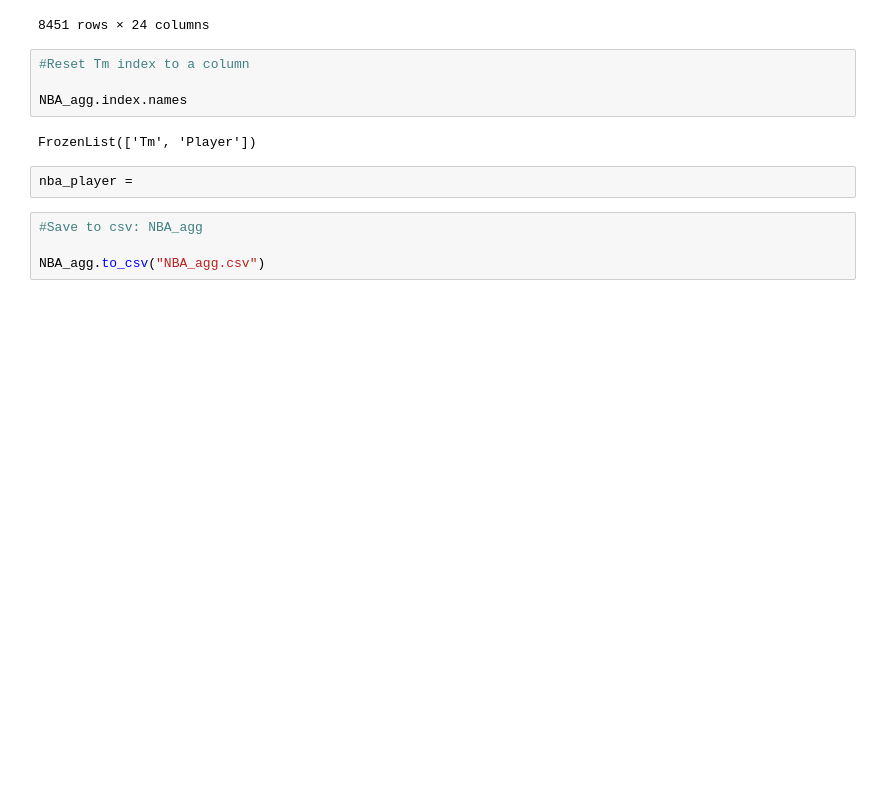
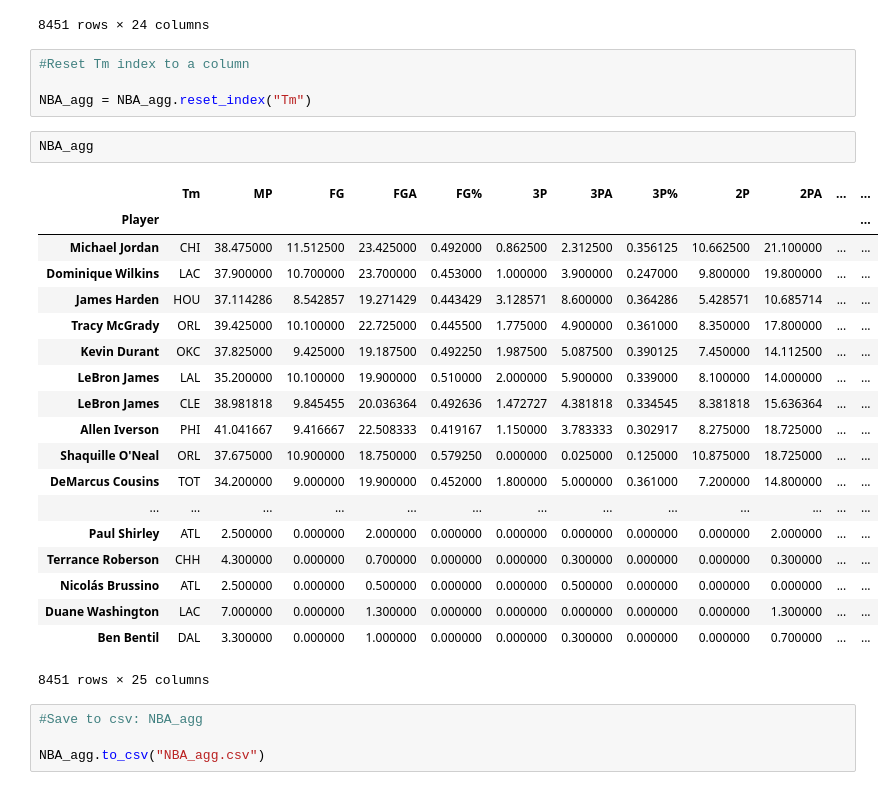
Before and after one commit to andrewfrilot/NBA_Scout, a Jupyter notebook: iPython_Notebooks/Data Scraping_Cleaning(Ovais).ipynb, the cells around one changed output. Cells and saved outputs as stored; diff of their text form; blank space fills up the shorter version.

```diff
--- a/iPython_Notebooks/Data Scraping_Cleaning(Ovais).ipynb
+++ b/iPython_Notebooks/Data Scraping_Cleaning(Ovais).ipynb
@@ -721,11 +721,29 @@ NBA_agg
 # %%
 #Reset Tm index to a column
 
-NBA_agg.index.names
+NBA_agg = NBA_agg.reset_index("Tm")
-# %% [output]
-FrozenList(['Tm', 'Player'])
-# %%
-nba_player =
+# %%
+NBA_agg
+# %% [output]
+|  | Tm | MP | FG | FGA | FG% | 3P | 3PA | 3P% | 2P | 2PA | ... | ... |
+| Player |  |  |  |  |  |  |  |  |  |  |  | ... |
+| Michael Jordan | CHI | 38.475000 | 11.512500 | 23.425000 | 0.492000 | 0.862500 | 2.312500 | 0.356125 | 10.662500 | 21.100000 | ... | ... |
+| Dominique Wilkins | LAC | 37.900000 | 10.700000 | 23.700000 | 0.453000 | 1.000000 | 3.900000 | 0.247000 | 9.800000 | 19.800000 | ... | ... |
+| James Harden | HOU | 37.114286 | 8.542857 | 19.271429 | 0.443429 | 3.128571 | 8.600000 | 0.364286 | 5.428571 | 10.685714 | ... | ... |
+| Tracy McGrady | ORL | 39.425000 | 10.100000 | 22.725000 | 0.445500 | 1.775000 | 4.900000 | 0.361000 | 8.350000 | 17.800000 | ... | ... |
+| Kevin Durant | OKC | 37.825000 | 9.425000 | 19.187500 | 0.492250 | 1.987500 | 5.087500 | 0.390125 | 7.450000 | 14.112500 | ... | ... |
+| LeBron James | LAL | 35.200000 | 10.100000 | 19.900000 | 0.510000 | 2.000000 | 5.900000 | 0.339000 | 8.100000 | 14.000000 | ... | ... |
+| LeBron James | CLE | 38.981818 | 9.845455 | 20.036364 | 0.492636 | 1.472727 | 4.381818 | 0.334545 | 8.381818 | 15.636364 | ... | ... |
+| Allen Iverson | PHI | 41.041667 | 9.416667 | 22.508333 | 0.419167 | 1.150000 | 3.783333 | 0.302917 | 8.275000 | 18.725000 | ... | ... |
+| Shaquille O'Neal | ORL | 37.675000 | 10.900000 | 18.750000 | 0.579250 | 0.000000 | 0.025000 | 0.125000 | 10.875000 | 18.725000 | ... | ... |
+| DeMarcus Cousins | TOT | 34.200000 | 9.000000 | 19.900000 | 0.452000 | 1.800000 | 5.000000 | 0.361000 | 7.200000 | 14.800000 | ... | ... |
+| ... | ... | ... | ... | ... | ... | ... | ... | ... | ... | ... | ... | ... |
+| Paul Shirley | ATL | 2.500000 | 0.000000 | 2.000000 | 0.000000 | 0.000000 | 0.000000 | 0.000000 | 0.000000 | 2.000000 | ... | ... |
+| Terrance Roberson | CHH | 4.300000 | 0.000000 | 0.700000 | 0.000000 | 0.000000 | 0.300000 | 0.000000 | 0.000000 | 0.300000 | ... | ... |
+| Nicolás Brussino | ATL | 2.500000 | 0.000000 | 0.500000 | 0.000000 | 0.000000 | 0.500000 | 0.000000 | 0.000000 | 0.000000 | ... | ... |
+| Duane Washington | LAC | 7.000000 | 0.000000 | 1.300000 | 0.000000 | 0.000000 | 0.000000 | 0.000000 | 0.000000 | 1.300000 | ... | ... |
+| Ben Bentil | DAL | 3.300000 | 0.000000 | 1.000000 | 0.000000 | 0.000000 | 0.300000 | 0.000000 | 0.000000 | 0.700000 | ... | ... |
+8451 rows × 25 columns
 # %%
 #Save to csv: NBA_agg
 
```
Also changed, not shown: 1 other file.
